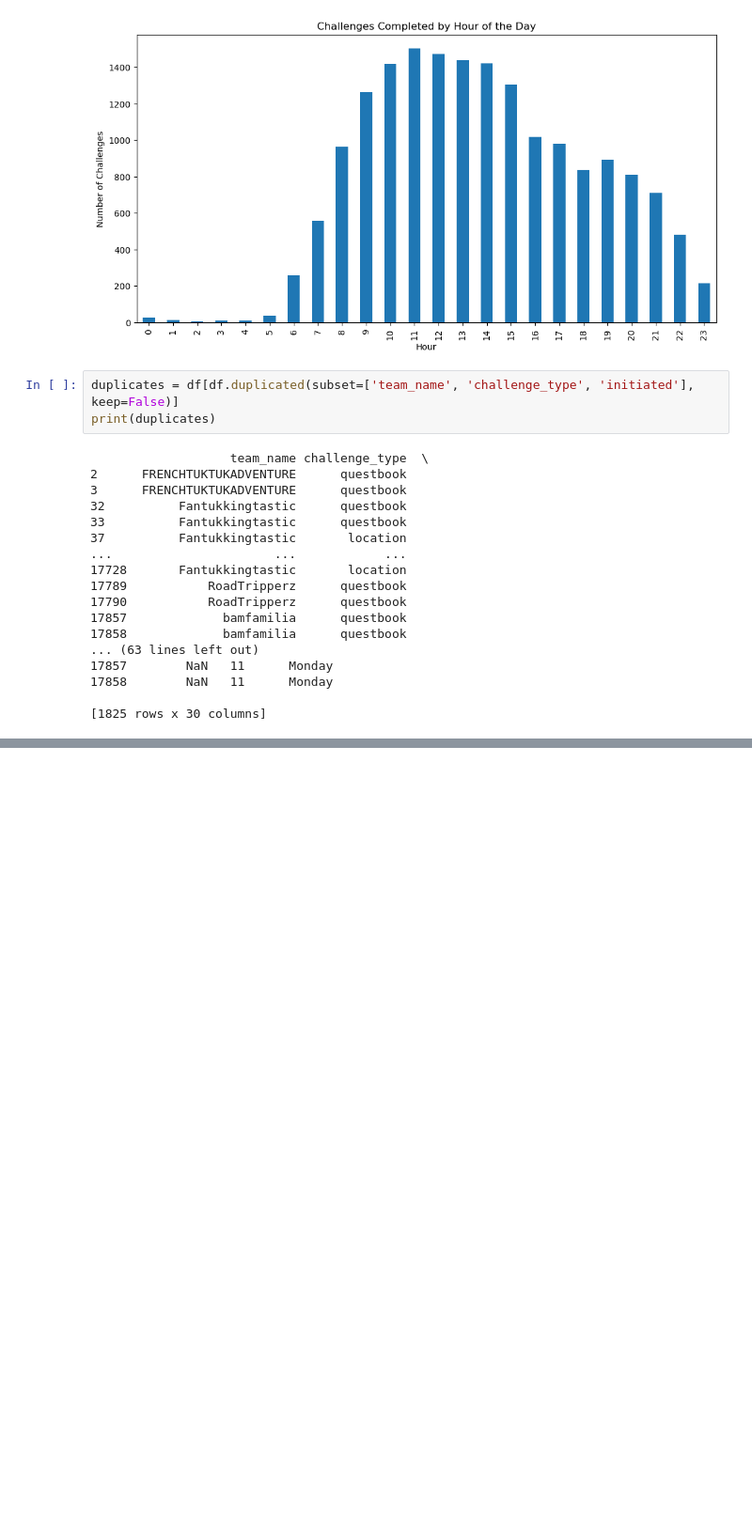
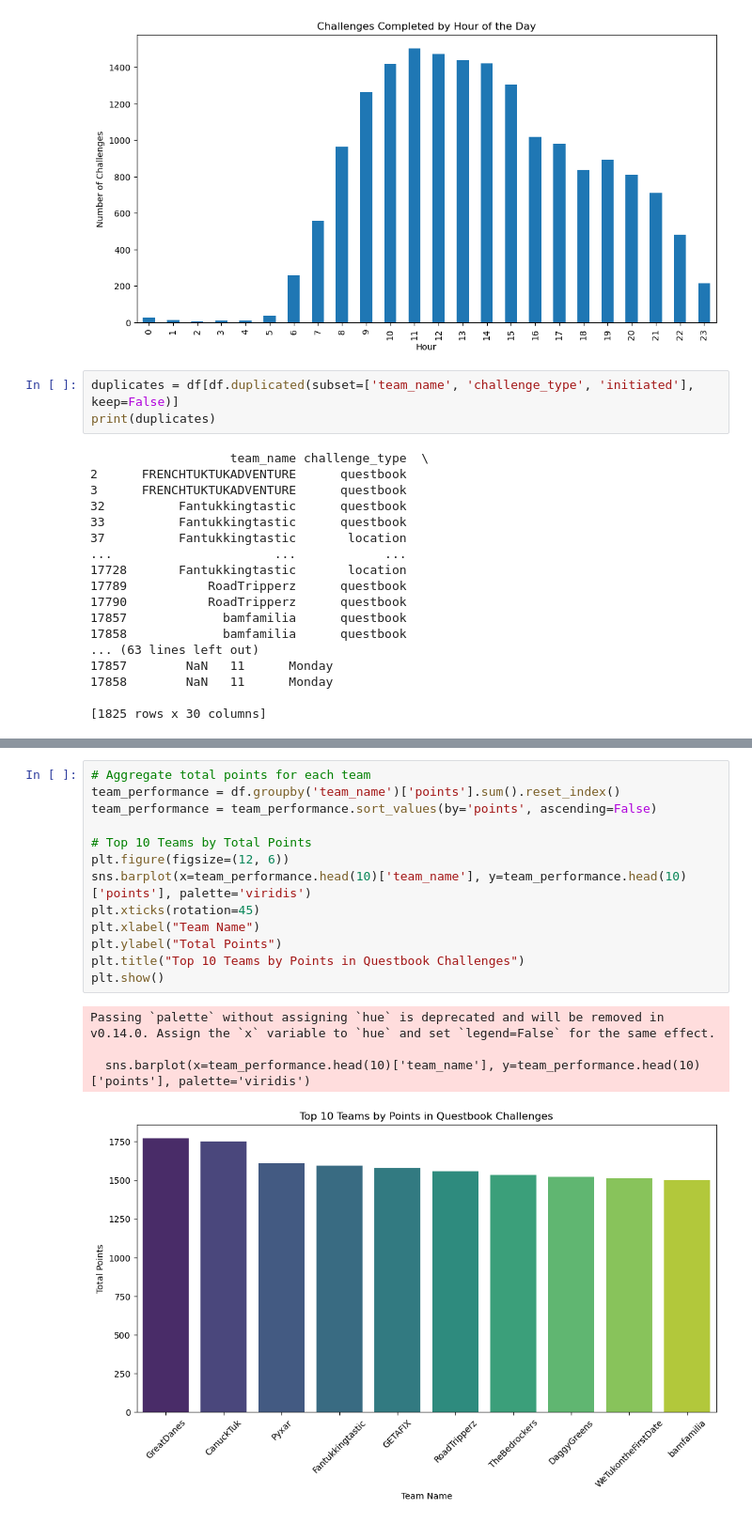
Before and after one commit to j2damax/principles-of-ds-cw02-portfolio, a Jupyter notebook: tuktukrental.ipynb, the cells around one changed output, grey strips where cells are left out. Shown at 94% size. Cells and saved outputs as stored; diff of their text form; blank space fills up the shorter version.

```diff
--- a/tuktukrental.ipynb
+++ b/tuktukrental.ipynb
@@ -364,0 +454,18 @@ print(duplicates)
+# %%
+# Aggregate total points for each team
+team_performance = df.groupby('team_name')['points'].sum().reset_index()
+team_performance = team_performance.sort_values(by='points', ascending=False)
+
+# Top 10 Teams by Total Points
+plt.figure(figsize=(12, 6))
+sns.barplot(x=team_performance.head(10)['team_name'], y=team_performance.head(10)['points'], palette='viridis')
+plt.xticks(rotation=45)
+plt.xlabel("Team Name")
+plt.ylabel("Total Points")
+plt.title("Top 10 Teams by Points in Questbook Challenges")
+plt.show()
+# %% [output]
+Passing `palette` without assigning `hue` is deprecated and will be removed in v0.14.0. Assign the `x` variable to `hue` and set `legend=False` for the same effect.
+
+  sns.barplot(x=team_performance.head(10)['team_name'], y=team_performance.head(10)['points'], palette='viridis')
+[figure, added]
```
Also changed, not shown: parts of 7 cells of this notebook.
